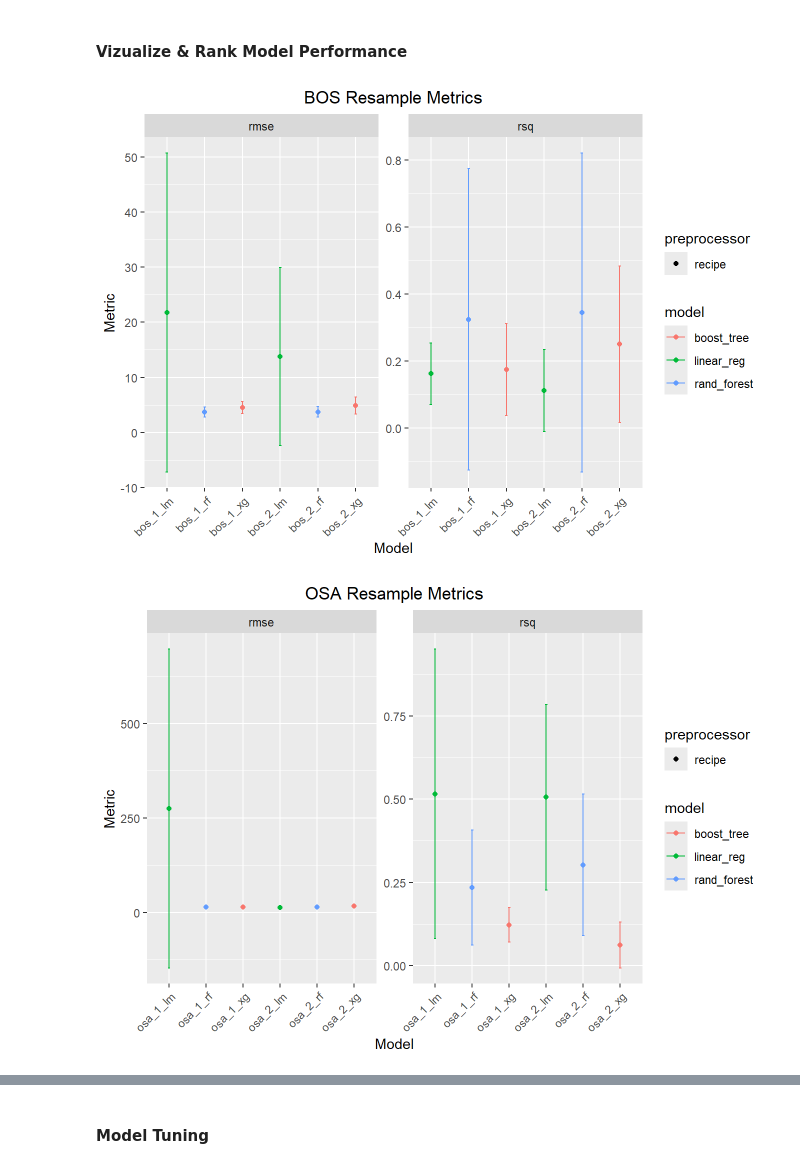
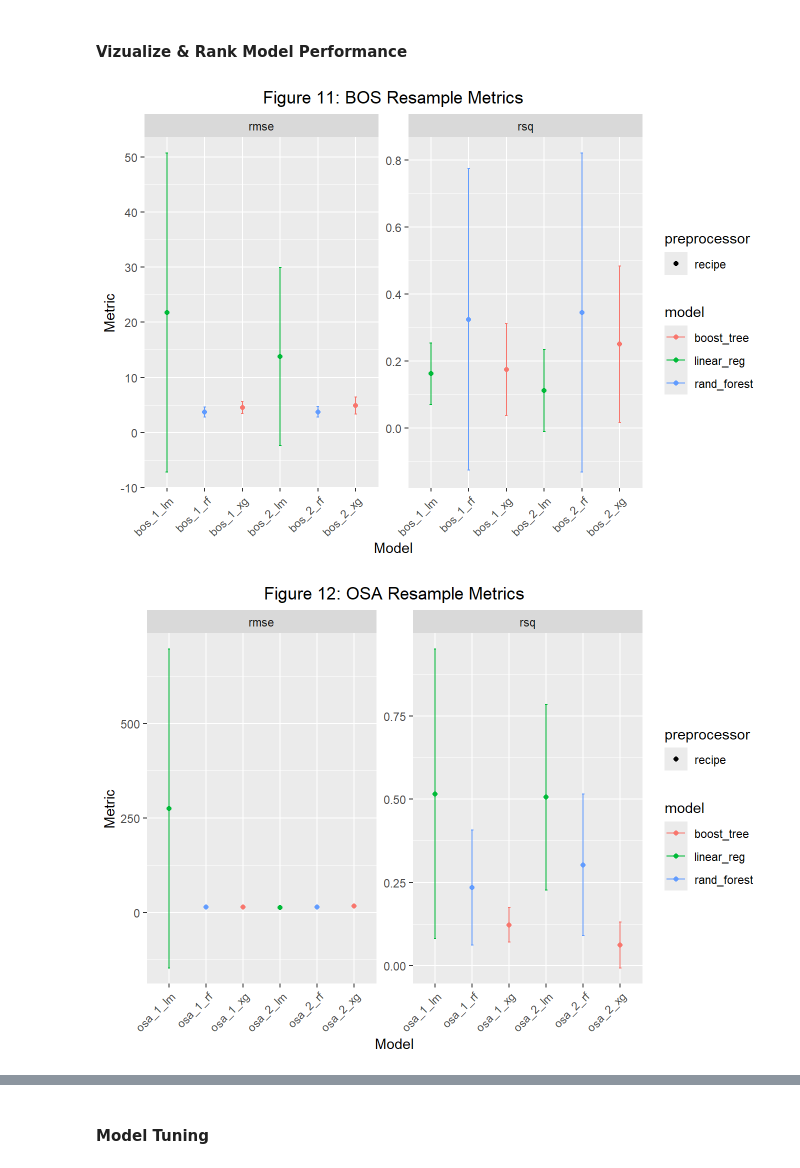
Before and after one commit to zcramton/ess_330_final_project, a Jupyter notebook: docs/index.embed.ipynb, the cells around one changed output, grey strips where cells are left out. Cells and saved outputs as stored; diff of their text form; code cells hidden in the pictures.

```diff
--- a/docs/index.embed.ipynb
+++ b/docs/index.embed.ipynb
@@ -429,11 +403,11 @@ Warning: package 'ranger' was built under R version 4.4.3
 # %%
 # Visualize Model Performance
 autoplot(bos_wf_set) +
   aes(x = wflow_id) +
-  labs(title = "BOS Resample Metrics",
+  labs(title = "Figure 11: BOS Resample Metrics",
        x = "Model") +
   theme(plot.title = element_text(hjust = 0.5),
         axis.text.x = element_text(angle = 45, hjust = 1))
 # %% [output]
-[figure, old version]
+[figure, new version]
-[figure, old version]
+[figure, new version]
```
Also changed, not shown: parts of 22 cells of this notebook, 5 other files.
